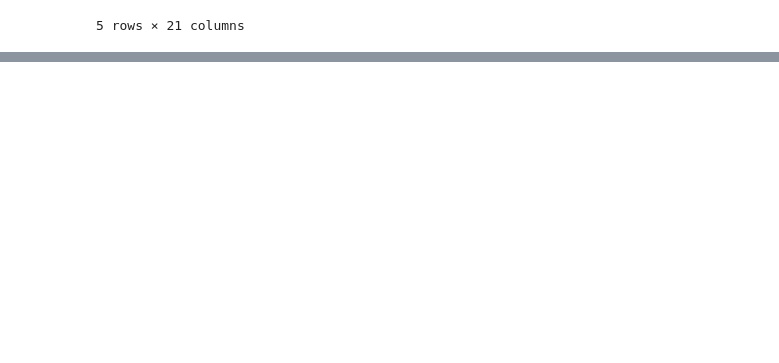
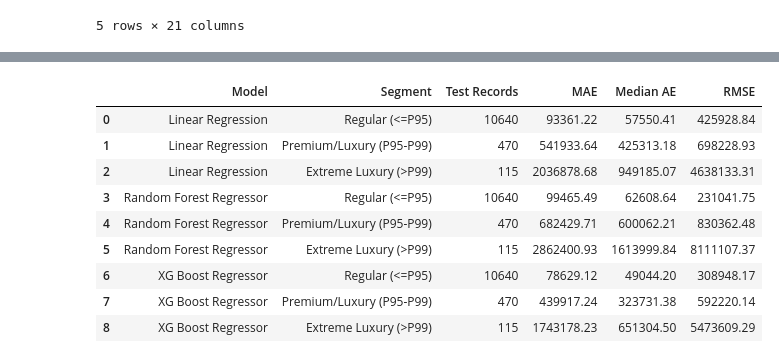
Before and after one commit to biprasish-singha/CarWorth-Used-Car-Price-Predictor, a Jupyter notebook: car_price_predictor.ipynb, the cells around one changed output, grey strips where cells are left out. Saved outputs shown, nothing was run; the diff lists cells and outputs as text; code cells hidden in the pictures; blank space fills up the shorter version.

```diff
--- a/car_price_predictor.ipynb
+++ b/car_price_predictor.ipynb
@@ -1465,0 +1104,8 @@ joblib.dump(deployment_bundle, 'used_car_price_model.pkl')
+# %%
+# Train the model with Random Forest Regression
+rf_pipeline = Pipeline([('preprocessor', prepr),
+                        ('regressor', RandomForestRegressor(n_estimators=300, min_samples_split=5,
+                                                            min_samples_leaf=2, max_features=0.7,
+                                                            random_state=42, max_depth=8, n_jobs=-1))])
+rf = TransformedTargetRegressor(regressor=rf_pipeline, func=np.log1p, inverse_func=np.expm1)
+rf.fit(x_train, y_train)
@@ -1465,0 +1130,9 @@ joblib.dump(deployment_bundle, 'used_car_price_model.pkl')
+# %%
+# Train the model with XG Boost Regression
+xgb_pipeline = Pipeline([('preprocessor', prepr),
+                         ('regressor', XGBRegressor(objective="reg:squarederror", n_estimators=1000,
+                                                    learning_rate=0.05, max_depth=8, min_child_weight=5,
+                                                    subsample=0.80, colsample_bytree=0.80, reg_alpha=0.10,
+                                                    tree_method="hist", random_state=42, n_jobs=-1))])
+xgb = TransformedTargetRegressor(regressor=xgb_pipeline, func=np.log1p, inverse_func=np.expm1)
+xgb.fit(x_train, y_train)
@@ -1465,0 +1199,4 @@ joblib.dump(deployment_bundle, 'used_car_price_model.pkl')
+# %%
+# Evaluate the results for all the trained models
+trained_models = {'Linear Regression': lr, 'Random Forest Regressor': rf, 'XG Boost Regressor': xgb}
+evaluation(trained_models)
@@ -1465,0 +1208,33 @@ joblib.dump(deployment_bundle, 'used_car_price_model.pkl')
+# %%
+# Create a function to evaluate segment wise performance
+segment_results = []
+def segment_evaluation(models):
+    p95 = y_train.quantile(0.95)
+    p99 = y_train.quantile(0.99)
+    segments = {'Regular (<=P95)': y_test<=p95, 'Premium/Luxury (P95-P99)': (y_test>p95) & (y_test<=p99),
+                'Extreme Luxury (>P99)': y_test>p99}
+
+    for model_name, model in models.items():
+        y_pred = model.predict(x_test)
+        for segment, mask in segments.items():
+            actual = y_test[mask]
+            predicted = y_pred[mask]
+            segment_results.append({'Model': model_name, 'Segment': segment, 'Test Records': mask.sum(),
+                                    'MAE': round(mean_absolute_error(actual, predicted), 2),
+                                    'Median AE': round(median_absolute_error(actual, predicted), 2),
+                                    'RMSE': round(root_mean_squared_error(actual, predicted), 2)})
+    return pd.DataFrame(segment_results)
+# %%
+# Evaluate the segment wise results for all the trained models
+segment_evaluation(trained_models)
+# %% [output]
+|  | Model | Segment | Test Records | MAE | Median AE | RMSE |
+| 0 | Linear Regression | Regular (<=P95) | 10640 | 93361.22 | 57550.41 | 425928.84 |
+| 1 | Linear Regression | Premium/Luxury (P95-P99) | 470 | 541933.64 | 425313.18 | 698228.93 |
+| 2 | Linear Regression | Extreme Luxury (>P99) | 115 | 2036878.68 | 949185.07 | 4638133.31 |
+| 3 | Random Forest Regressor | Regular (<=P95) | 10640 | 99465.49 | 62608.64 | 231041.75 |
+| 4 | Random Forest Regressor | Premium/Luxury (P95-P99) | 470 | 682429.71 | 600062.21 | 830362.48 |
+| 5 | Random Forest Regressor | Extreme Luxury (>P99) | 115 | 2862400.93 | 1613999.84 | 8111107.37 |
+| 6 | XG Boost Regressor | Regular (<=P95) | 10640 | 78629.12 | 49044.20 | 308948.17 |
+| 7 | XG Boost Regressor | Premium/Luxury (P95-P99) | 470 | 439917.24 | 323731.38 | 592220.14 |
+| 8 | XG Boost Regressor | Extreme Luxury (>P99) | 115 | 1743178.23 | 651304.50 | 5473609.29 |
```
Also changed, not shown: parts of 90 cells of this notebook, 12 other files.
